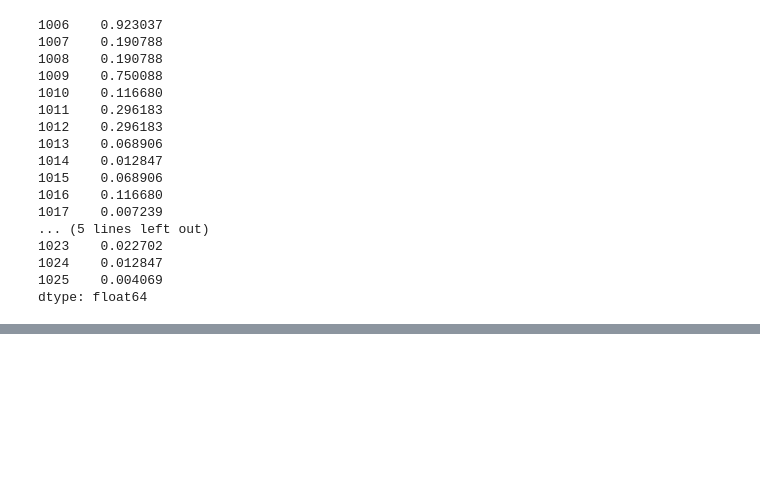
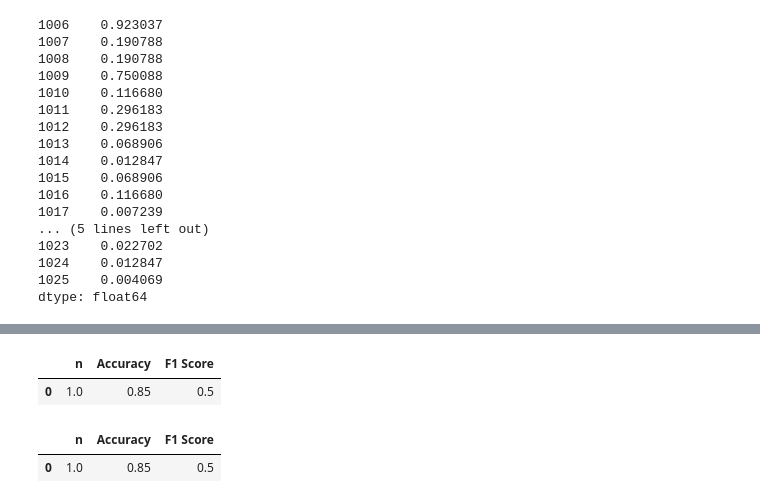
Before and after one commit to Yoshi234/f1-fanatasy-analysis, a Jupyter notebook: code/modeling/nick_learning.ipynb, the cells around one changed output, grey strips where cells are left out. Cells and saved outputs as stored; diff of their text form; code cells hidden in the pictures; blank space fills up the shorter version.

```diff
--- a/code/modeling/nick_learning.ipynb
+++ b/code/modeling/nick_learning.ipynb
@@ -824,0 +855,14 @@ array(['Ye', 'No', 'No', 'Ye', 'No', 'No', 'No', 'No', 'No', 'No', 'No',
+# %%
+results_df = pd.DataFrame(columns=['n', 'Accuracy', 'F1 Score'])
+results_df = results_df._append({'n':1, 'Accuracy':0.85, 'F1 Score': 0.5}, ignore_index=True)
+results_df
+# %% [output]
+|  | n | Accuracy | F1 Score |
+| 0 | 1.0 | 0.85 | 0.5 |
+# %%
+results_df = pd.DataFrame(columns=['n', 'Accuracy', 'F1 Score'])
+results_df.loc[0] = [1, 0.85, 0.5]
+results_df
+# %% [output]
+|  | n | Accuracy | F1 Score |
+| 0 | 1.0 | 0.85 | 0.5 |
```
Also changed, not shown: parts of 8 cells of this notebook.
